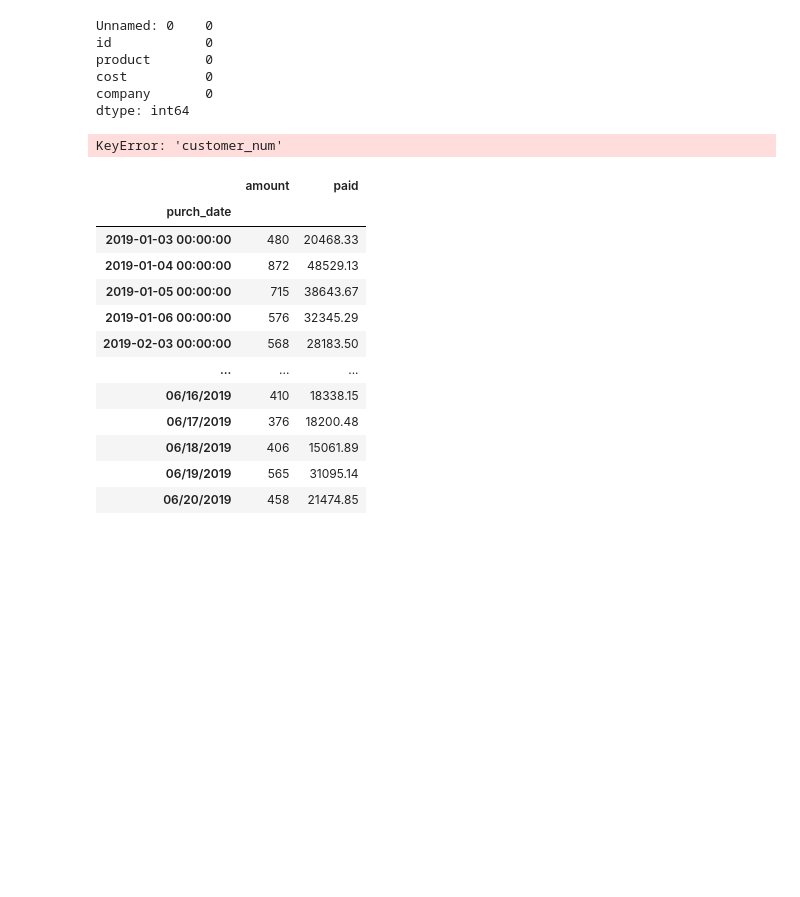
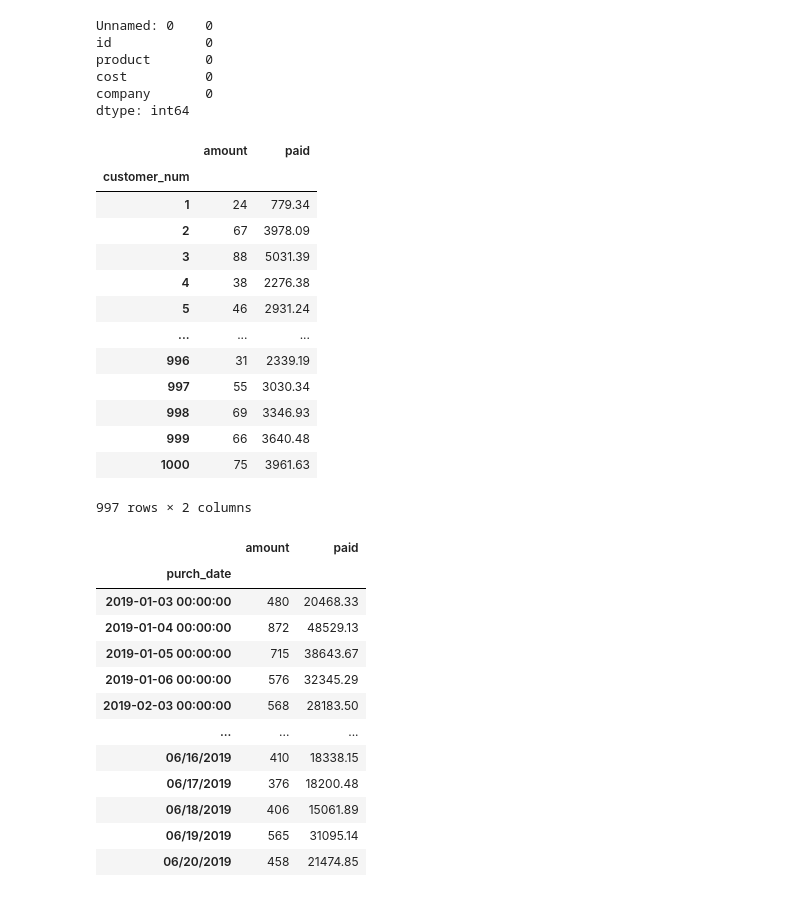
Before and after one commit to rohit465/DataScience, a Jupyter notebook: Python/8. Pandas.ipynb, the cells around one changed output. Cells and saved outputs as stored; diff of their text form; code cells hidden in the pictures; blank space fills up the shorter version.

```diff
--- a/Python/8. Pandas.ipynb
+++ b/Python/8. Pandas.ipynb
@@ -762,14 +763,27 @@ company       0
 dtype: int64
 # %%
 purchase_data.head()
-#purchase_data.drop(columns=['Unnamed: 0'], inplace=True)
-#purchase_data['paid'] = purchase_data['paid'].str.replace('[\$,]', '', regex=True).astype(float)
+purchase_data.drop(columns=['Unnamed: 0'], inplace=True)
+purchase_data['paid'] = purchase_data['paid'].str.replace('[\$,]', '', regex=True).astype(float)
 purchase_data.head()
 
 aggregated_purchase = purchase_data.groupby('customer_num').agg({'amount':'sum', 'paid':'sum'})
 aggregated_purchase
 # %% [output]
+|  | amount | paid |
+| customer_num |  |  |
+| 1 | 24 | 779.34 |
+| 2 | 67 | 3978.09 |
+| 3 | 88 | 5031.39 |
+| 4 | 38 | 2276.38 |
+| 5 | 46 | 2931.24 |
+| ... | ... | ... |
+| 996 | 31 | 2339.19 |
+| 997 | 55 | 3030.34 |
+| 998 | 69 | 3346.93 |
+| 999 | 66 | 3640.48 |
+| 1000 | 75 | 3961.63 |
-KeyError: 'customer_num'
+997 rows × 2 columns
 # %%
 # Task
 # Give me the total amount and total paid based on purchase date
```
Also changed, not shown: parts of 4 cells of this notebook, 10 other files.
